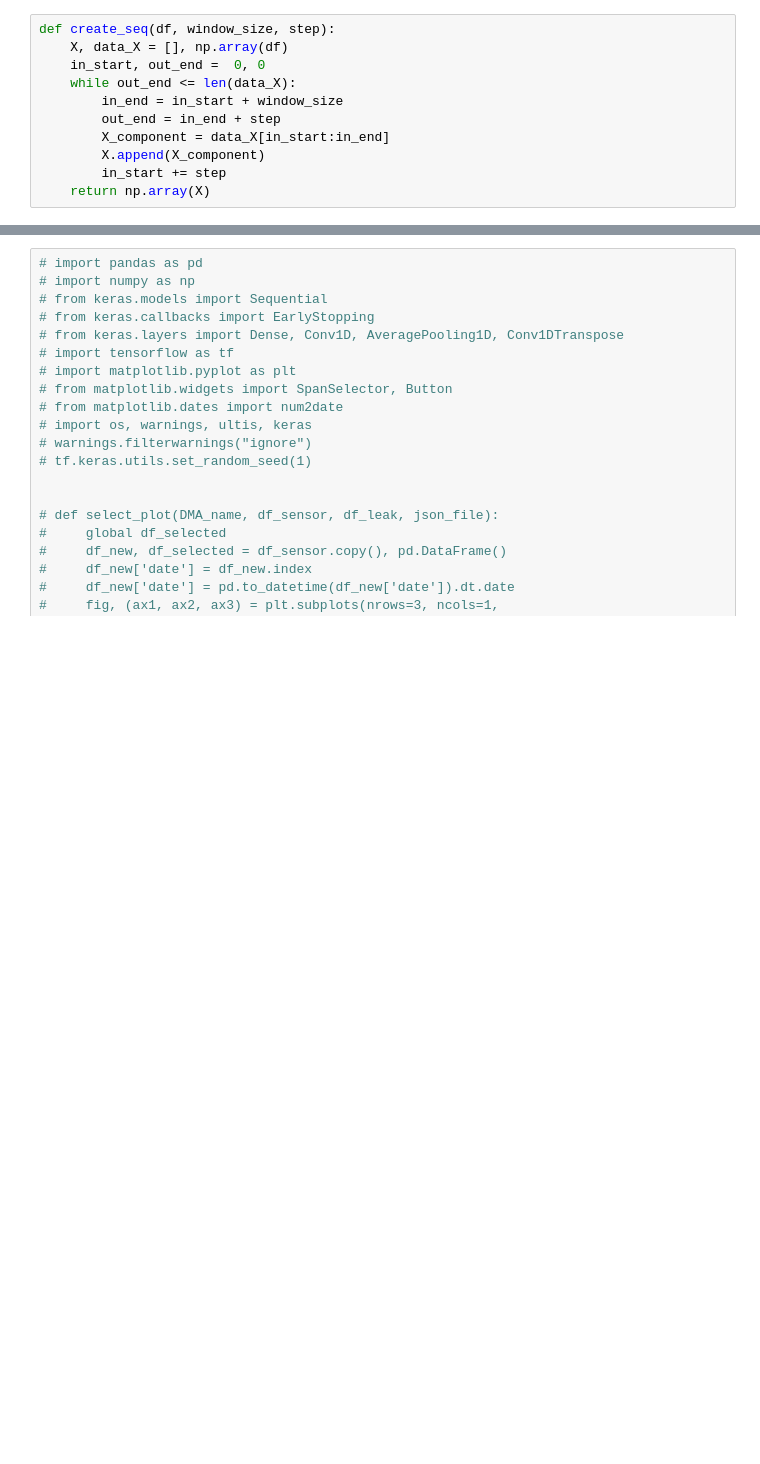
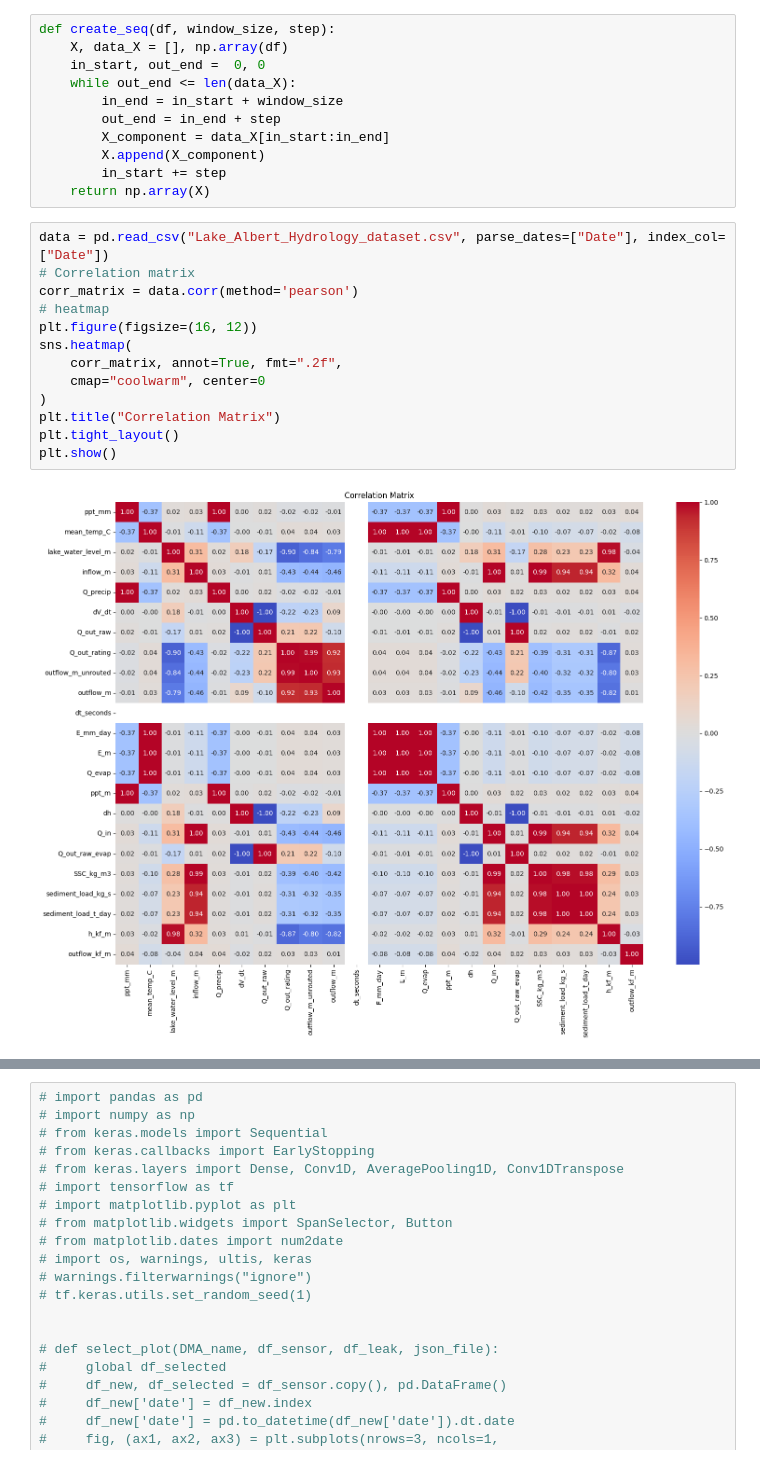
Before and after one commit to Lam-V-Nguyen/Forecast, a Jupyter notebook: process.ipynb, the cells around one changed output, grey strips where cells are left out. Saved outputs shown, nothing was run; the diff lists cells and outputs as text; blank space fills up the shorter version.

```diff
--- a/process.ipynb
+++ b/process.ipynb
@@ -11,3 +20,18 @@ def create_seq(df, window_size, step):
         X.append(X_component)
         in_start += step
     return np.array(X)
+# %%
+data = pd.read_csv("Lake_Albert_Hydrology_dataset.csv", parse_dates=["Date"], index_col=["Date"])
+# Correlation matrix
+corr_matrix = data.corr(method='pearson')
+# heatmap
+plt.figure(figsize=(16, 12))
+sns.heatmap(
+    corr_matrix, annot=True, fmt=".2f",
+    cmap="coolwarm", center=0
+)
+plt.title("Correlation Matrix")
+plt.tight_layout()
+plt.show()
+# %% [output]
+[figure, added]
```
Also changed, not shown: parts of 13 cells of this notebook.
